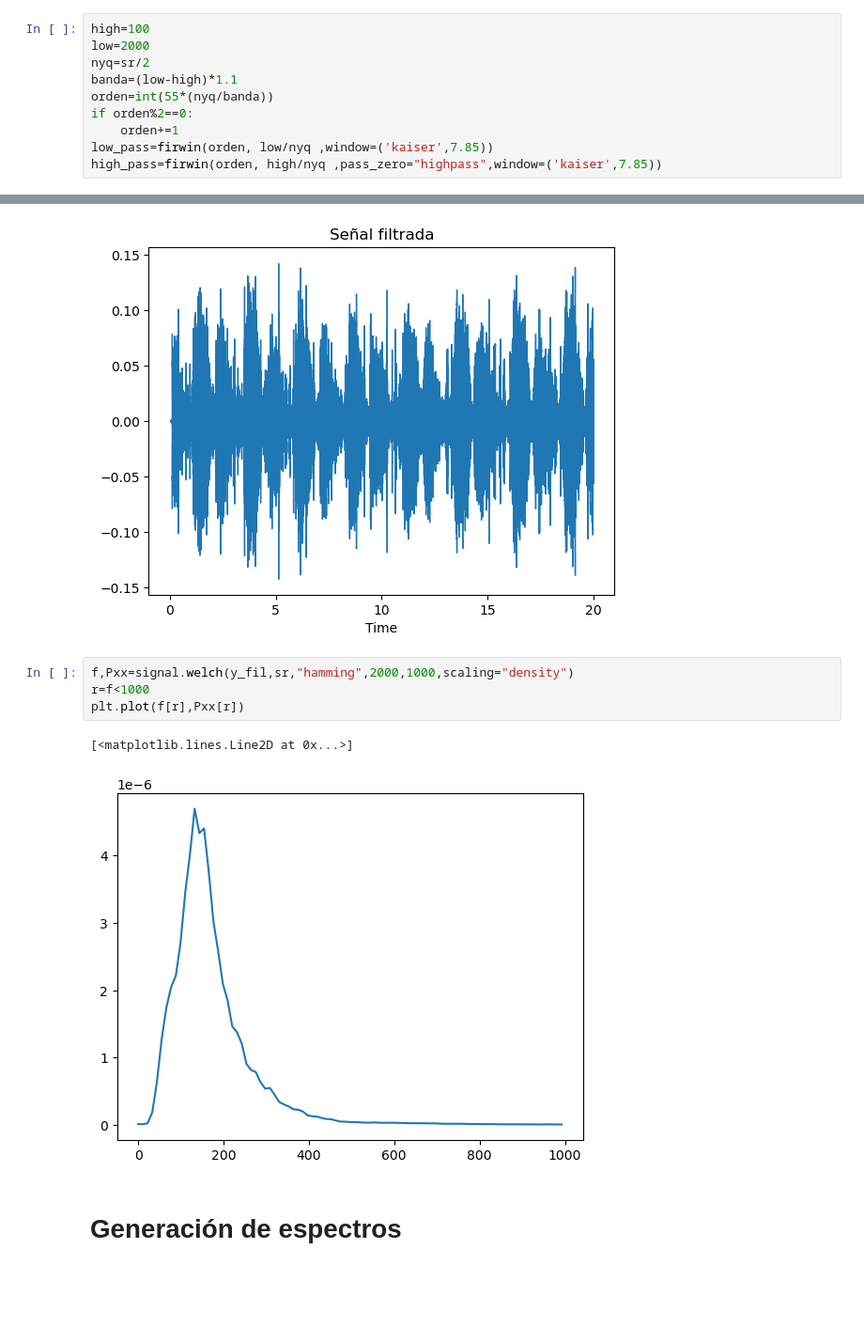
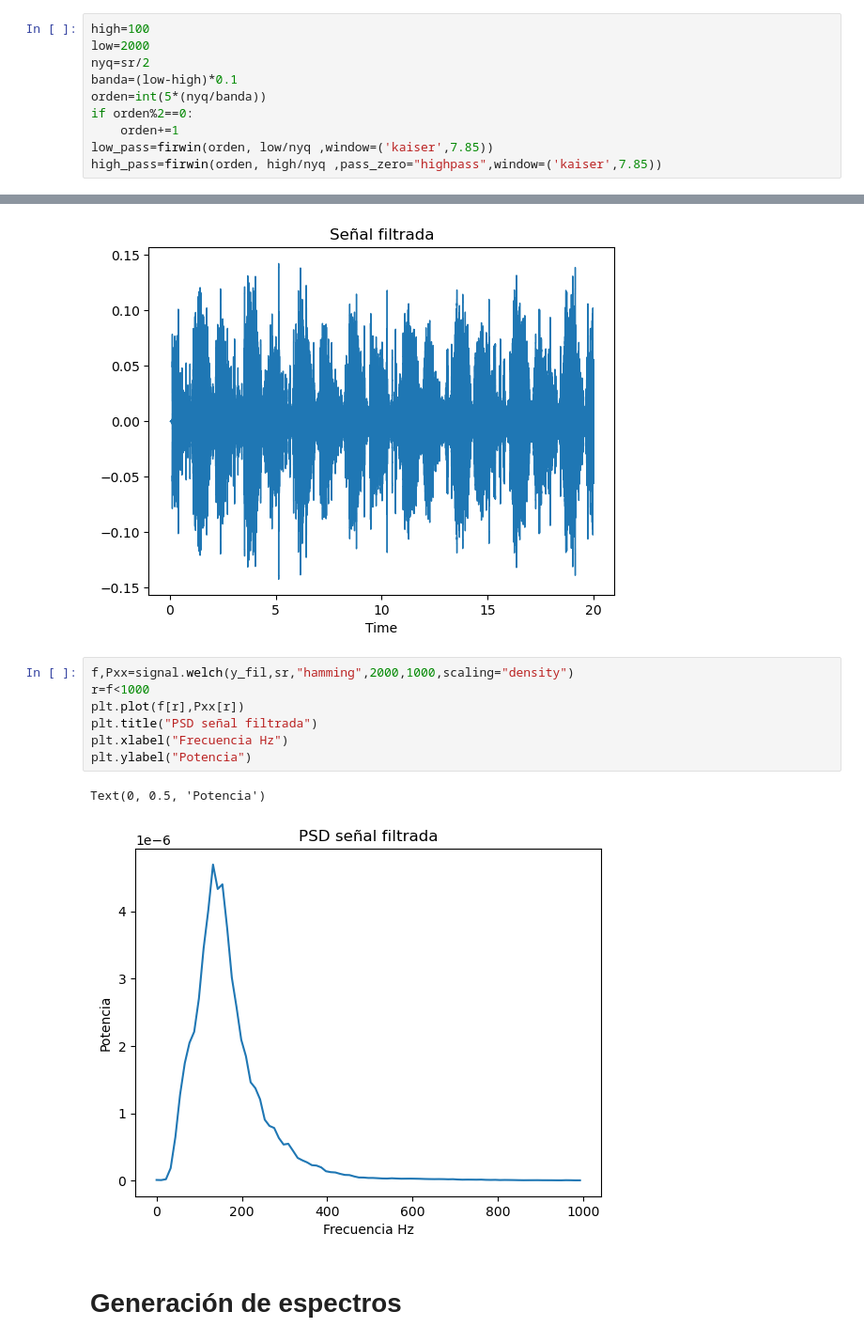
Before and after one commit to Astolfo2332/Respiratory_Difference, a Jupyter notebook: Proyecto_3_los_4GB.ipynb, the cells around one changed output, grey strips where cells are left out. Shown at 94% size. Saved outputs shown, nothing was run; the diff lists cells and outputs as text; blank space fills up the shorter version.

```diff
--- a/Proyecto_3_los_4GB.ipynb
+++ b/Proyecto_3_los_4GB.ipynb
@@ -66,8 +66,8 @@ Creamos los filtros:
 high=100
 low=2000
 nyq=sr/2
-banda=(low-high)*1.1
-orden=int(55*(nyq/banda))
+banda=(low-high)*0.1
+orden=int(5*(nyq/banda))
 if orden%2==0:
     orden+=1
 low_pass=firwin(orden, low/nyq ,window=('kaiser',7.85))
@@ -123,10 +127,13 @@ Text(0.5, 1.0, 'Señal filtrada')
 # %%
 f,Pxx=signal.welch(y_fil,sr,"hamming",2000,1000,scaling="density")
 r=f<1000
 plt.plot(f[r],Pxx[r])
+plt.title("PSD señal filtrada")
+plt.xlabel("Frecuencia Hz")
+plt.ylabel("Potencia")
 # %% [output]
-[<matplotlib.lines.Line2D at 0x...>]
+Text(0, 0.5, 'Potencia')
-[figure, old version]
+[figure, new version]
 # %% [markdown]
 # Generación de espectros
 # %%
```
Also changed, not shown: parts of 38 cells of this notebook, 3 other files.
